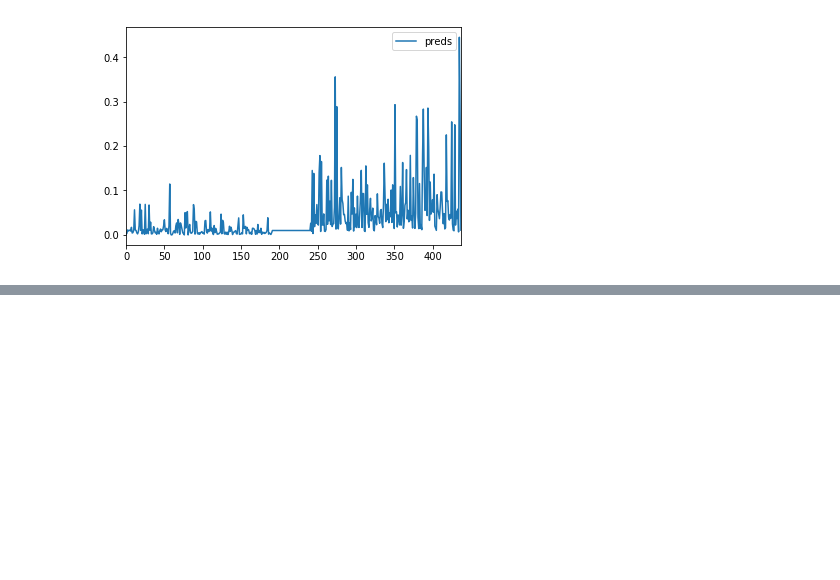
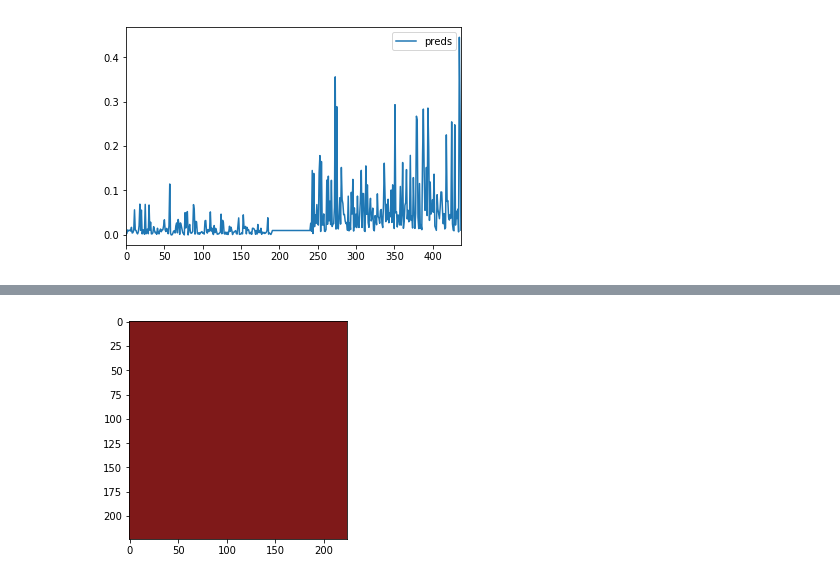
Before and after one commit to test-v1/notebooks-1, a Jupyter notebook: 3dprinting/validation.ipynb, the cells around one changed output, grey strips where cells are left out. Cells and saved outputs as stored; diff of their text form; code cells hidden in the pictures; blank space fills up the shorter version.

```diff
--- a/3dprinting/validation.ipynb
+++ b/3dprinting/validation.ipynb
@@ -201,0 +153,10 @@ array([[0.97368443, 0.02631555],
+# %%
+import numpy as np
+x = np.full((224, 224, 3), 0.1)
+x[:,:,0] = 0.5
+from PIL import Image
+im = Image.fromarray(np.uint8(x*255))
+plt.imshow(im)
+im.save("bad.jpg", "jpeg")
+# %% [output]
+[figure, added]
```
Also changed, not shown: parts of 9 cells of this notebook, 2 other files.
